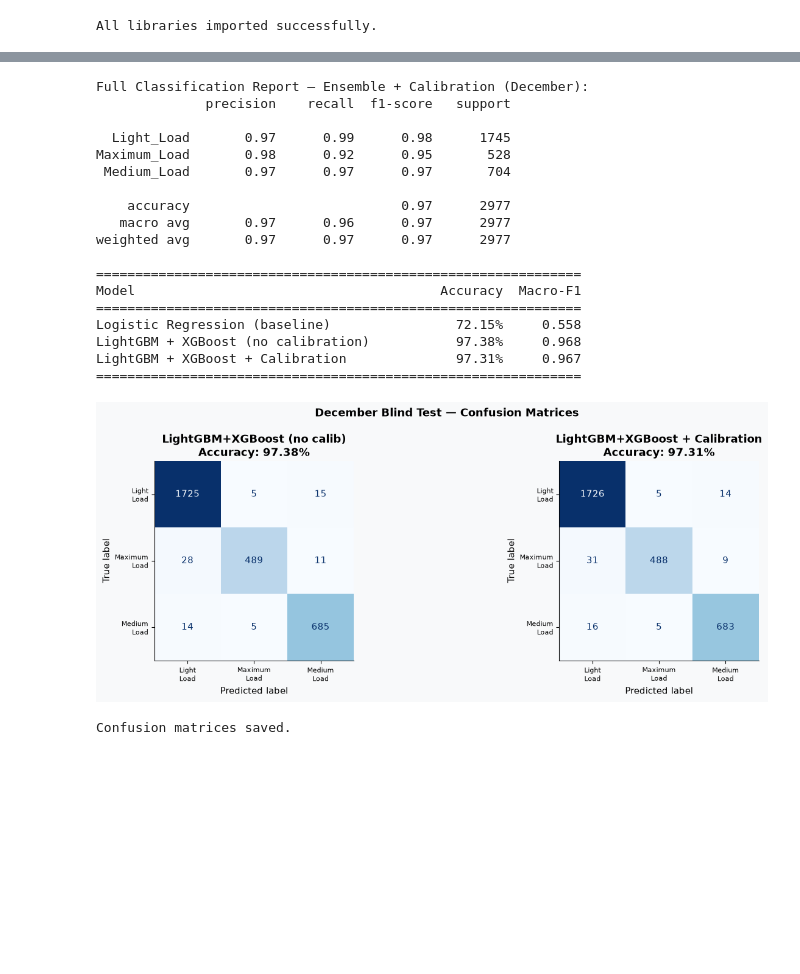
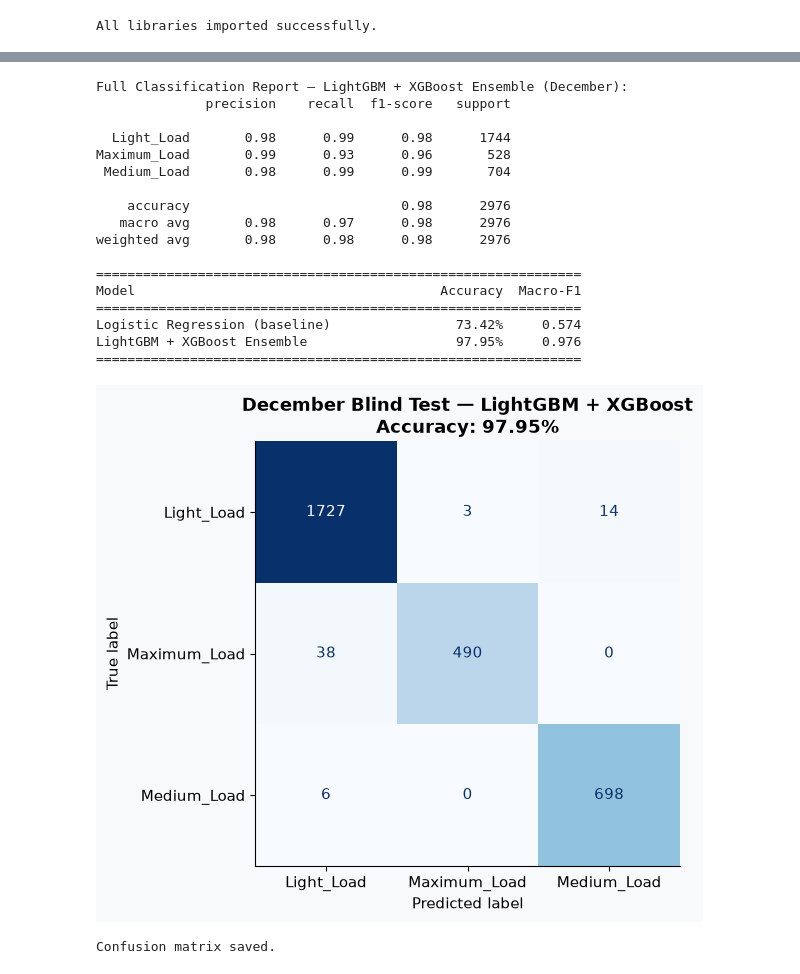
Before and after one commit to BLITZz-bot/power-load-type-classification, a Jupyter notebook: load_type_classification_final2.ipynb, the cells around one changed output, grey strips where cells are left out. Drawn from its saved outputs; the diff is of its cells as text; code cells hidden in the pictures; blank space fills up the shorter version.

```diff
--- a/load_type_classification_final2.ipynb
+++ b/load_type_classification_final2.ipynb
@@ -163,20 +168,7 @@ df['Roll_max_12']  = df['Usage_kWh'].shift(1).rolling(12).max()    # 3h max
 df['Roll_min_12']  = df['Usage_kWh'].shift(1).rolling(12).min()    # 3h min
 df['Usage_diff_1'] = df['Usage_kWh'].diff(1)                       # momentum
 
-# ── Historical expected usage profile (hour+dayofweek average) ─────────────────
-# Computed ONLY from training months (Jan-Nov) to avoid leakage into Dec
-train_mask = df['month'] <= 11
-profile = (
-    df[train_mask]
-    .groupby(['hour', 'dayofweek'])['Usage_kWh']
-    .mean()
-    .rename('Hist_Expected_Usage')
-)
-df = df.join(profile, on=['hour', 'dayofweek'])
-df['Usage_Dev_From_Profile'] = df['Usage_kWh'] - df['Hist_Expected_Usage']
-
-# Drop rows with NaN from lagging
-df.dropna(subset=['Usage_lag12', 'Roll_mean_4', 'Hist_Expected_Usage'], inplace=True)
+df.dropna(subset=['Usage_lag12', 'Roll_mean_4',], inplace=True)
 df.reset_index(drop=True, inplace=True)
 
 # ── Final feature list ────────────────────────────────────────────────────
@@ -189,13 +181,12 @@ FEATURES = [
     # Cyclical time encoding
     'NSM_sin', 'NSM_cos',
     # Calendar
-    'hour', 'dayofweek', 'is_weekend', 'winter_schedule',
+    'hour', 'minute', 'dayofweek', 'is_weekend', 'winter_schedule',
     # Lag features (past usage history)
     'Usage_lag1', 'Usage_lag2', 'Usage_lag4', 'Usage_lag12',
     # Rolling statistics
     'Usage_diff_1', 'Roll_mean_4', 'Roll_max_12', 'Roll_min_12',
-    # Historical schedule profile
-    'Hist_Expected_Usage', 'Usage_Dev_From_Profile',
+
 ]
 
 print(f'\nTotal features: {len(FEATURES)}')
@@ -411,65 +351,52 @@ Ensemble + Calibration — December Accuracy: 97.31%
 # %%
 from sklearn.metrics import f1_score
 
-# Full classification report
-print('Full Classification Report — Ensemble + Calibration (December):')
-print(classification_report(y_test, final_preds, target_names=le.classes_))
+print('Full Classification Report — LightGBM + XGBoost Ensemble (December):')
+print(classification_report(y_test, y_pred_ensemble, target_names=le.classes_))
 
-# Model comparison table
 print('=' * 62)
 print(f'{"Model":<42} {"Accuracy":>9} {"Macro-F1":>9}')
 print('=' * 62)
 for name, preds in [
-    ('Logistic Regression (baseline)',          lr.predict(scaler.transform(X_test))),
-    ('LightGBM + XGBoost (no calibration)',     y_pred_ensemble),
-    ('LightGBM + XGBoost + Calibration',        final_preds),
+    ('Logistic Regression (baseline)',  lr.predict(scaler.transform(X_test))),
+    ('LightGBM + XGBoost Ensemble',     y_pred_ensemble),
 ]:
     acc = accuracy_score(y_test, preds)
     f1  = f1_score(y_test, preds, average='macro')
     print(f'{name:<42} {acc*100:>8.2f}% {f1:>9.3f}')
 print('=' * 62)
 # %% [output]
-Full Classification Report — Ensemble + Calibration (December):
+Full Classification Report — LightGBM + XGBoost Ensemble (December):
               precision    recall  f1-score   support
 
-  Light_Load       0.97      0.99      0.98      1745
-Maximum_Load       0.98      0.92      0.95       528
- Medium_Load       0.97      0.97      0.97       704
+  Light_Load       0.98      0.99      0.98      1744
+Maximum_Load       0.99      0.93      0.96       528
+ Medium_Load       0.98      0.99      0.99       704
 
-    accuracy                           0.97      2977
-   macro avg       0.97      0.96      0.97      2977
-weighted avg       0.97      0.97      0.97      2977
+    accuracy                           0.98      2976
+   macro avg       0.98      0.97      0.98      2976
+weighted avg       0.98      0.98      0.98      2976
 
 ==============================================================
 Model                                       Accuracy  Macro-F1
 ==============================================================
-Logistic Regression (baseline)                72.15%     0.558
-LightGBM + XGBoost (no calibration)           97.38%     0.968
-LightGBM + XGBoost + Calibration              97.31%     0.967
+Logistic Regression (baseline)                73.42%     0.574
+LightGBM + XGBoost Ensemble                   97.95%     0.976
 ==============================================================
 # %%
-fig, axes = plt.subplots(1, 2, figsize=(14, 5))
-fig.suptitle('December Blind Test — Confusion Matrices', fontsize=13, fontweight='bold')
-
-for ax, model_name, y_pred in [
-    (axes[0], 'LightGBM+XGBoost (no calib)', y_pred_ensemble),
-    (axes[1], 'LightGBM+XGBoost + Calibration', final_preds),
-]:
-    cm = confusion_matrix(y_test, y_pred)
-    disp = ConfusionMatrixDisplay(confusion_matrix=cm, display_labels=le.classes_)
-    disp.plot(ax=ax, colorbar=False, cmap='Blues')
-    acc = accuracy_score(y_test, y_pred)
-    ax.set_title(f'{model_name}\nAccuracy: {acc*100:.2f}%', fontweight='bold')
-    ax.set_xticklabels([c.replace('_', '\n') for c in le.classes_], fontsize=8)
-    ax.set_yticklabels([c.replace('_', '\n') for c in le.classes_], fontsize=8)
-
+fig, ax = plt.subplots(figsize=(7, 5.5))
+cm = confusion_matrix(y_test, y_pred_ensemble)
+disp = ConfusionMatrixDisplay(confusion_matrix=cm, display_labels=le.classes_)
+disp.plot(ax=ax, colorbar=False, cmap='Blues')
+acc = accuracy_score(y_test, y_pred_ensemble)
+ax.set_title(f'December Blind Test — LightGBM + XGBoost\nAccuracy: {acc*100:.2f}%', fontweight='bold')
 plt.tight_layout()
 plt.savefig('final_confusion_matrix.png', dpi=120, bbox_inches='tight')
 plt.show()
-print('Confusion matrices saved.')
+print('Confusion matrix saved.')
 # %% [output]
-[figure, old version]
+[figure, new version]
-Confusion matrices saved.
+Confusion matrix saved.
 # %%
 # Feature Importance from LightGBM
 importances = pd.Series(model_lgb.feature_importances_, index=FEATURES).sort_values(ascending=True)
```
Also changed, not shown: parts of 10 cells of this notebook.
